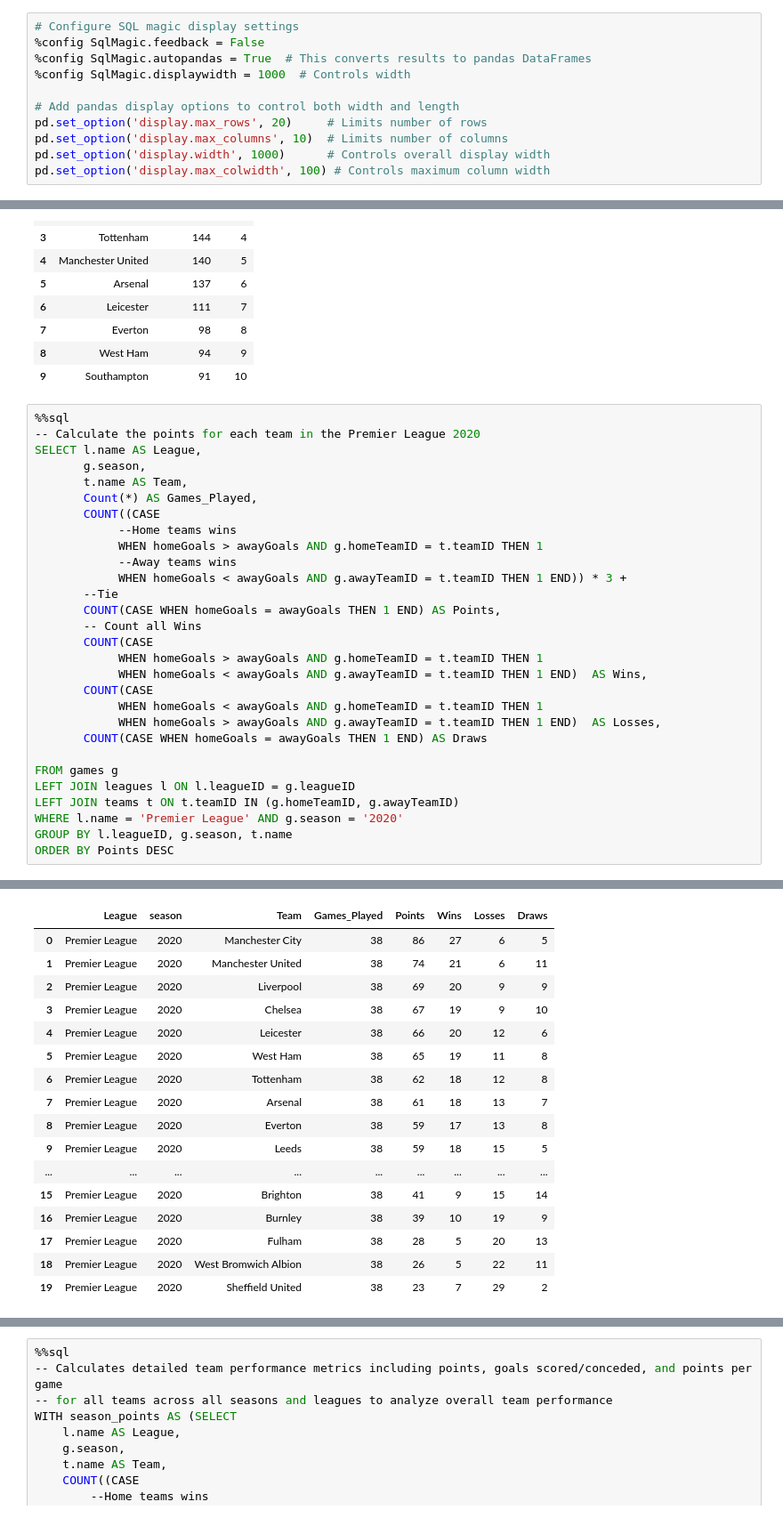
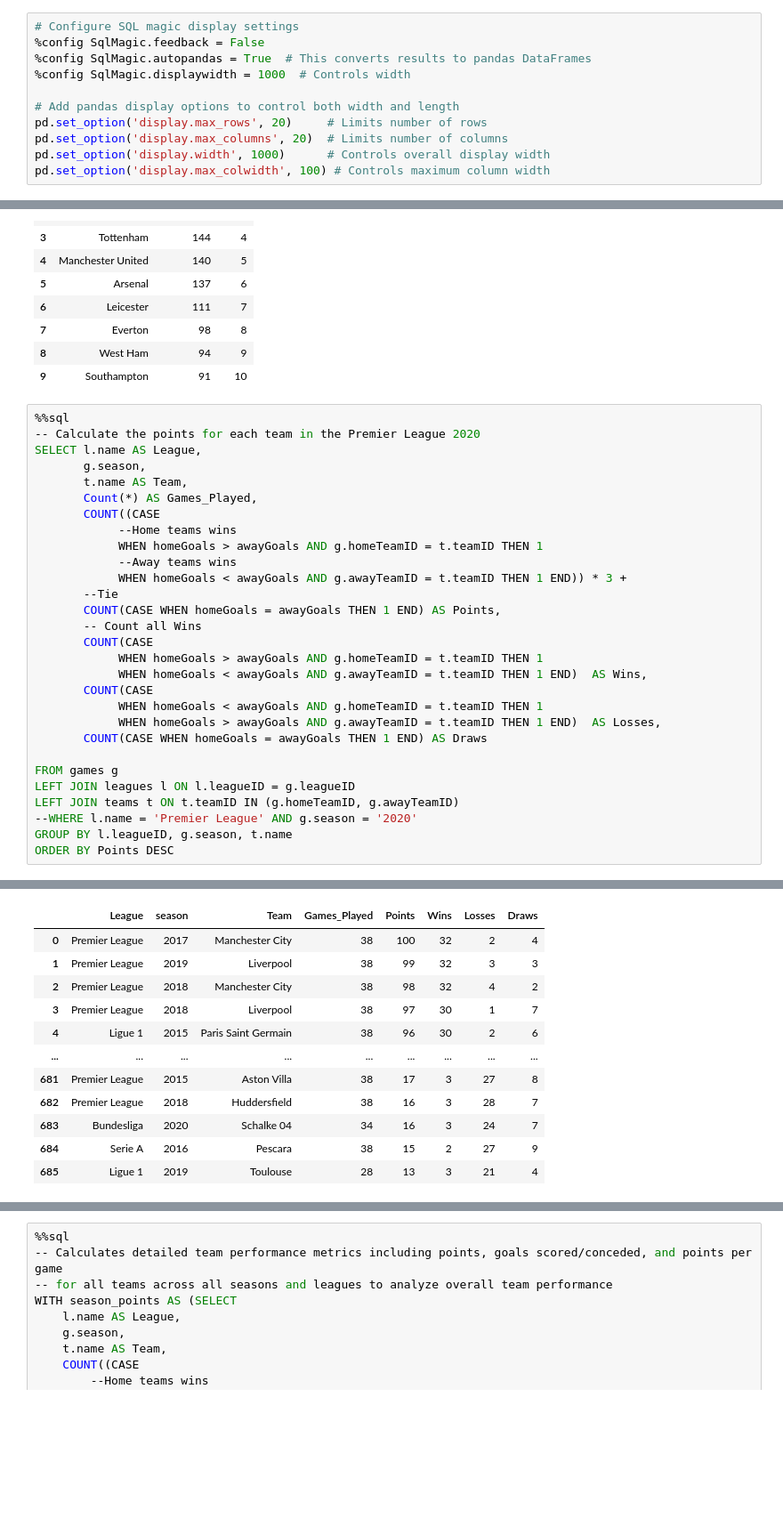
Before and after one commit to Zaki978/European-Soccer-SQL-Data-Project, a Jupyter notebook: EU Football SQL Project.ipynb, the cells around one changed output, grey strips where cells are left out. Shown at 89% size. Cells and saved outputs as stored; diff of their text form; blank space fills up the shorter version.

```diff
--- a/EU Football SQL Project.ipynb
+++ b/EU Football SQL Project.ipynb
@@ -121,7 +121,7 @@ Tables in the database:
 
 # Add pandas display options to control both width and length
 pd.set_option('display.max_rows', 20)     # Limits number of rows
-pd.set_option('display.max_columns', 10)  # Limits number of columns
+pd.set_option('display.max_columns', 20)  # Limits number of columns
 pd.set_option('display.width', 1000)      # Controls overall display width
 pd.set_option('display.max_colwidth', 100) # Controls maximum column width
 # %%
@@ -551,47 +551,42 @@ LIMIT 10;
 %%sql
 -- Calculate the points for each team in the Premier League 2020
 SELECT l.name AS League,
        g.season,
        t.name AS Team,
        Count(*) AS Games_Played,
        COUNT((CASE
             --Home teams wins
             WHEN homeGoals > awayGoals AND g.homeTeamID = t.teamID THEN 1
             --Away teams wins
             WHEN homeGoals < awayGoals AND g.awayTeamID = t.teamID THEN 1 END)) * 3 +
        --Tie
        COUNT(CASE WHEN homeGoals = awayGoals THEN 1 END) AS Points,
        -- Count all Wins
        COUNT(CASE
             WHEN homeGoals > awayGoals AND g.homeTeamID = t.teamID THEN 1
             WHEN homeGoals < awayGoals AND g.awayTeamID = t.teamID THEN 1 END)  AS Wins,
        COUNT(CASE
             WHEN homeGoals < awayGoals AND g.homeTeamID = t.teamID THEN 1
             WHEN homeGoals > awayGoals AND g.awayTeamID = t.teamID THEN 1 END)  AS Losses,
        COUNT(CASE WHEN homeGoals = awayGoals THEN 1 END) AS Draws
 
 FROM games g
 LEFT JOIN leagues l ON l.leagueID = g.leagueID
 LEFT JOIN teams t ON t.teamID IN (g.homeTeamID, g.awayTeamID)
-WHERE l.name = 'Premier League' AND g.season = '2020'
+--WHERE l.name = 'Premier League' AND g.season = '2020'
 GROUP BY l.leagueID, g.season, t.name
 ORDER BY Points DESC
 # %% [output]
  * sqlite:///football_database.db
 |  | League | season | Team | Games_Played | Points | Wins | Losses | Draws |
-| 0 | Premier League | 2020 | Manchester City | 38 | 86 | 27 | 6 | 5 |
-| 1 | Premier League | 2020 | Manchester United | 38 | 74 | 21 | 6 | 11 |
-| 2 | Premier League | 2020 | Liverpool | 38 | 69 | 20 | 9 | 9 |
-| 3 | Premier League | 2020 | Chelsea | 38 | 67 | 19 | 9 | 10 |
-| 4 | Premier League | 2020 | Leicester | 38 | 66 | 20 | 12 | 6 |
-| 5 | Premier League | 2020 | West Ham | 38 | 65 | 19 | 11 | 8 |
-| 6 | Premier League | 2020 | Tottenham | 38 | 62 | 18 | 12 | 8 |
-| 7 | Premier League | 2020 | Arsenal | 38 | 61 | 18 | 13 | 7 |
-| 8 | Premier League | 2020 | Everton | 38 | 59 | 17 | 13 | 8 |
-| 9 | Premier League | 2020 | Leeds | 38 | 59 | 18 | 15 | 5 |
+| 0 | Premier League | 2017 | Manchester City | 38 | 100 | 32 | 2 | 4 |
+| 1 | Premier League | 2019 | Liverpool | 38 | 99 | 32 | 3 | 3 |
+| 2 | Premier League | 2018 | Manchester City | 38 | 98 | 32 | 4 | 2 |
+| 3 | Premier League | 2018 | Liverpool | 38 | 97 | 30 | 1 | 7 |
+| 4 | Ligue 1 | 2015 | Paris Saint Germain | 38 | 96 | 30 | 2 | 6 |
 | ... | ... | ... | ... | ... | ... | ... | ... | ... |
-| 15 | Premier League | 2020 | Brighton | 38 | 41 | 9 | 15 | 14 |
-| 16 | Premier League | 2020 | Burnley | 38 | 39 | 10 | 19 | 9 |
-| 17 | Premier League | 2020 | Fulham | 38 | 28 | 5 | 20 | 13 |
-| 18 | Premier League | 2020 | West Bromwich Albion | 38 | 26 | 5 | 22 | 11 |
-| 19 | Premier League | 2020 | Sheffield United | 38 | 23 | 7 | 29 | 2 |
+| 681 | Premier League | 2015 | Aston Villa | 38 | 17 | 3 | 27 | 8 |
+| 682 | Premier League | 2018 | Huddersfield | 38 | 16 | 3 | 28 | 7 |
+| 683 | Bundesliga | 2020 | Schalke 04 | 34 | 16 | 3 | 24 | 7 |
+| 684 | Serie A | 2016 | Pescara | 38 | 15 | 2 | 27 | 9 |
+| 685 | Ligue 1 | 2019 | Toulouse | 28 | 13 | 3 | 21 | 4 |
```
Also changed, not shown: parts of 3 cells of this notebook.
